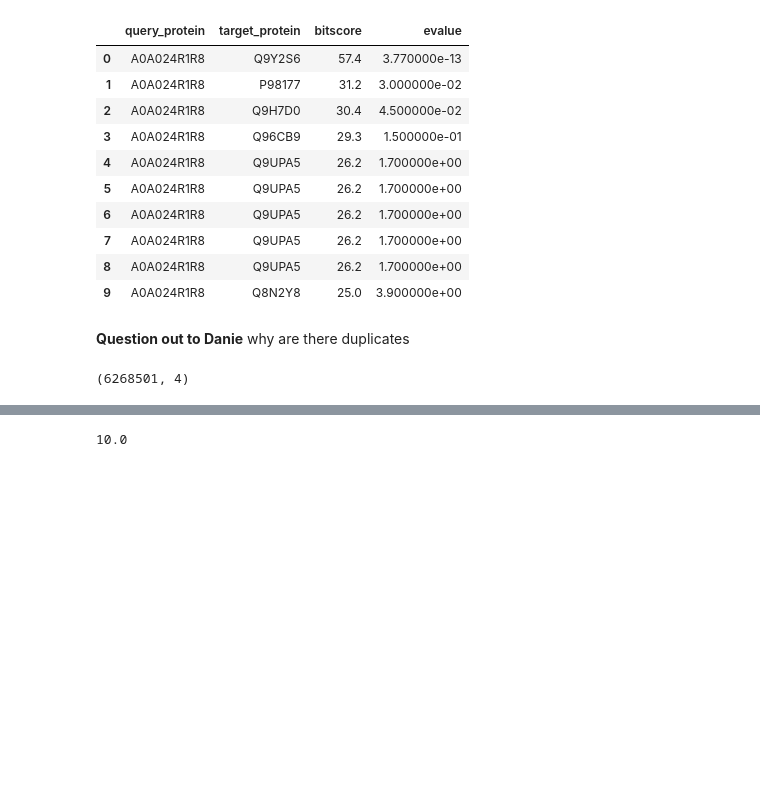
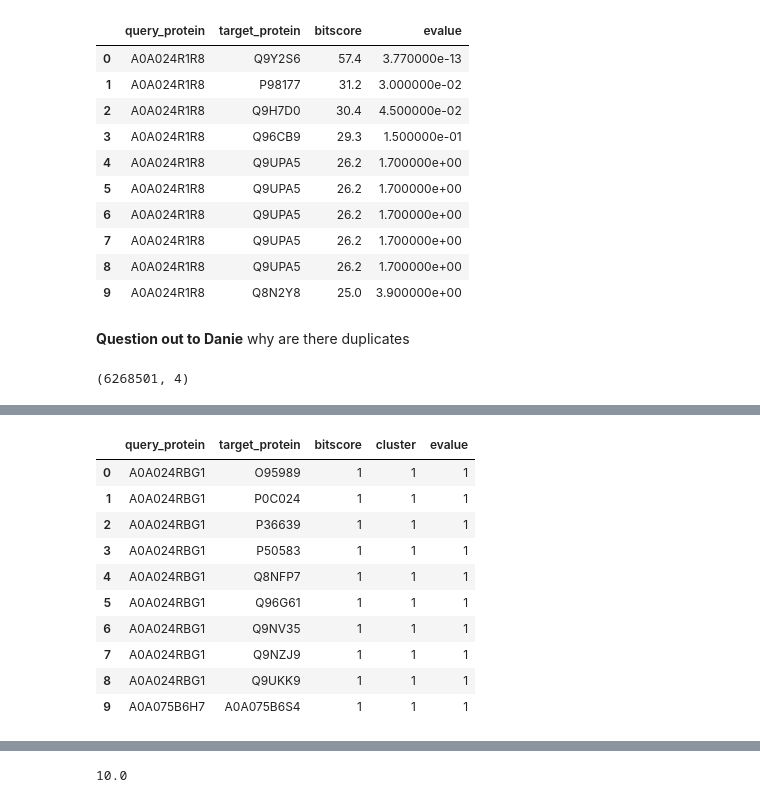
Before and after one commit to dptrsa-300/pss, a Jupyter notebook: Evaluate Cluster Outcome.ipynb, the cells around one changed output, grey strips where cells are left out. Saved outputs shown, nothing was run; the diff lists cells and outputs as text; code cells hidden in the pictures; blank space fills up the shorter version.

```diff
--- a/Evaluate Cluster Outcome.ipynb
+++ b/Evaluate Cluster Outcome.ipynb
@@ -885,0 +1035,17 @@ blast_result.dropna().shape
+# %%
+test = blast_result.pivot_table(index=['query_protein', 'target_protein'],
+                        aggfunc=len).reset_index()
+
+test[0:10]
+# %% [output]
+|  | query_protein | target_protein | bitscore | cluster | evalue |
+| 0 | A0A024RBG1 | O95989 | 1 | 1 | 1 |
+| 1 | A0A024RBG1 | P0C024 | 1 | 1 | 1 |
+| 2 | A0A024RBG1 | P36639 | 1 | 1 | 1 |
+| 3 | A0A024RBG1 | P50583 | 1 | 1 | 1 |
+| 4 | A0A024RBG1 | Q8NFP7 | 1 | 1 | 1 |
+| 5 | A0A024RBG1 | Q96G61 | 1 | 1 | 1 |
+| 6 | A0A024RBG1 | Q9NV35 | 1 | 1 | 1 |
+| 7 | A0A024RBG1 | Q9NZJ9 | 1 | 1 | 1 |
+| 8 | A0A024RBG1 | Q9UKK9 | 1 | 1 | 1 |
+| 9 | A0A075B6H7 | A0A075B6S4 | 1 | 1 | 1 |
```
Also changed, not shown: parts of 45 cells of this notebook, 3 other files.
